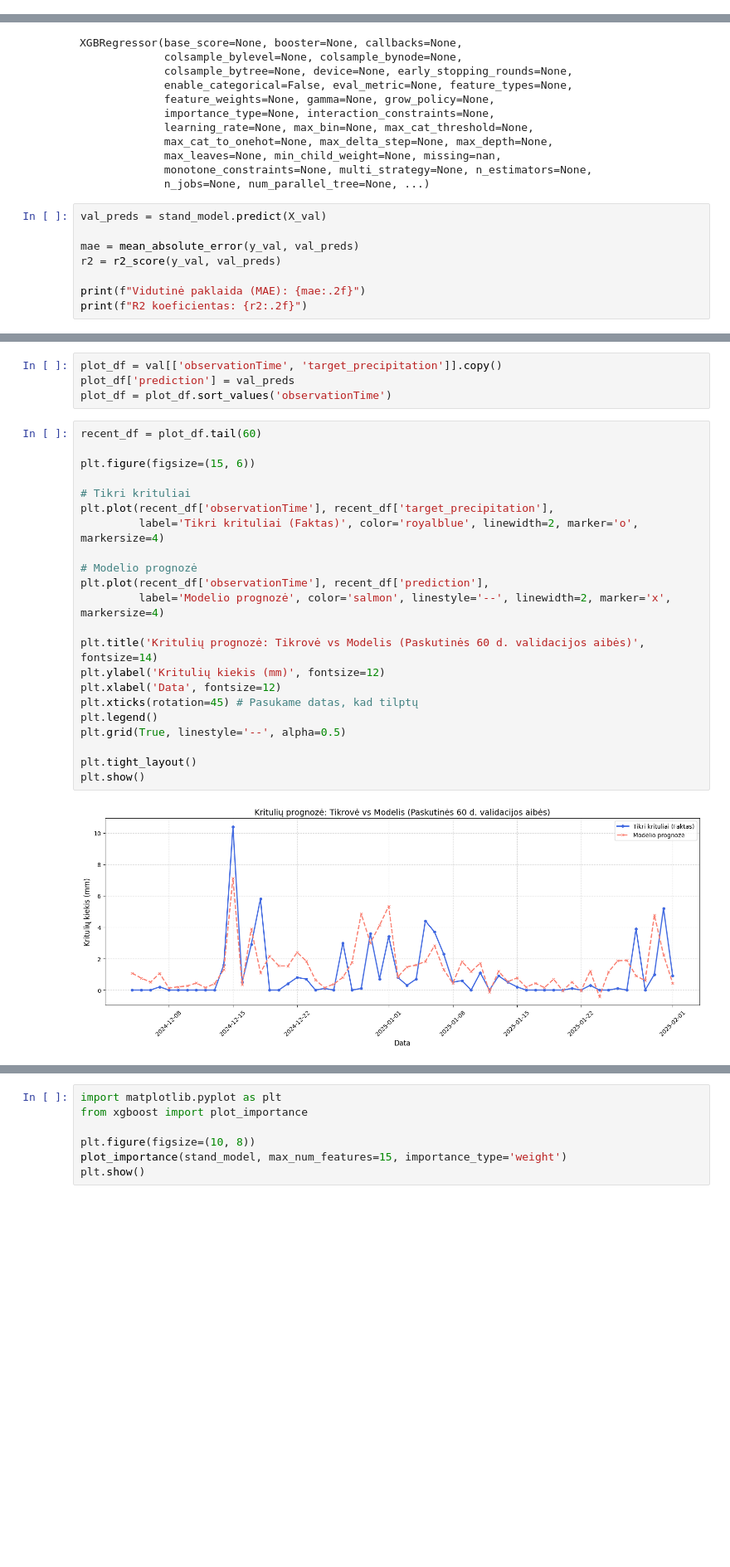
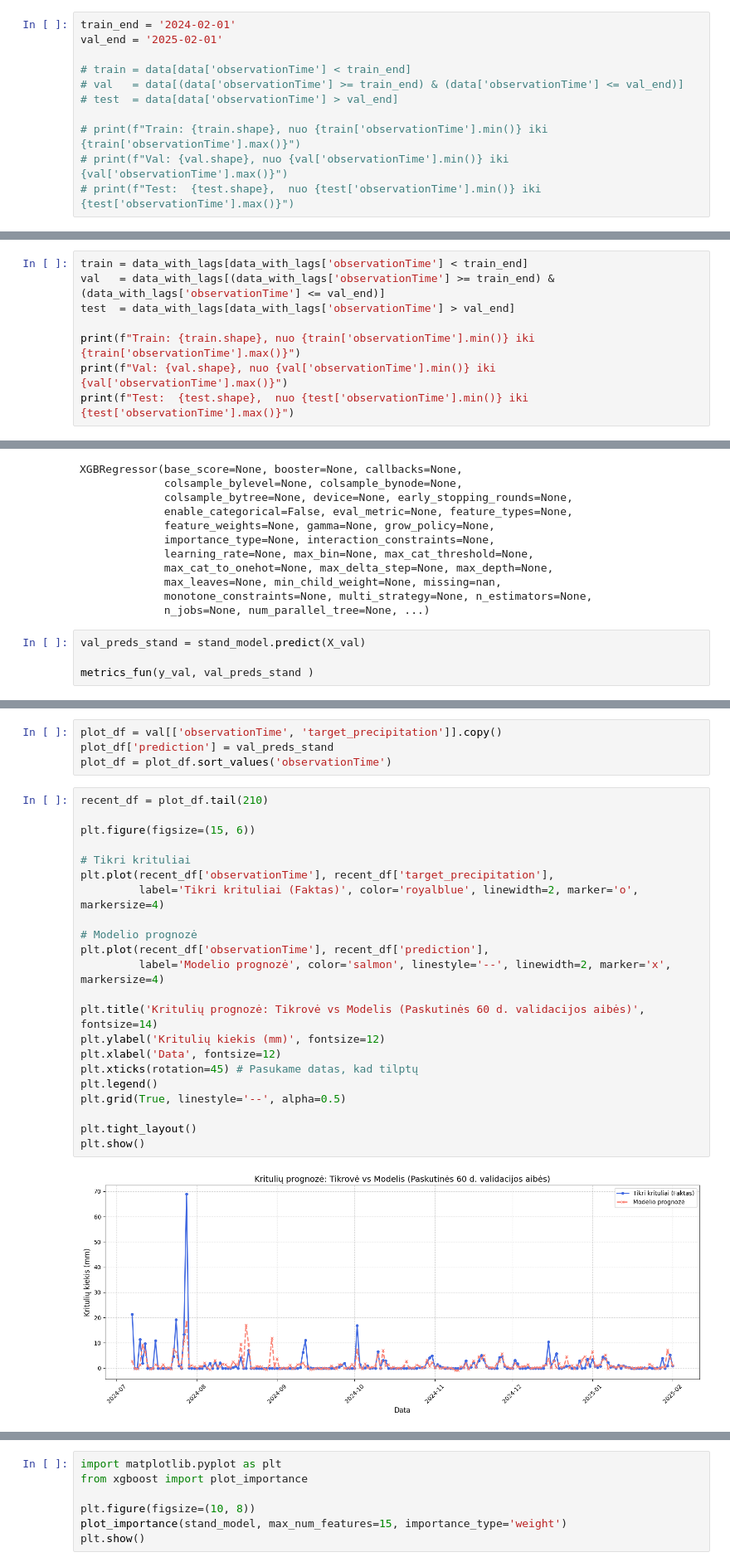
Before and after one commit to rugcer04/Duomenu_mokslo_projektas, a Jupyter notebook: code/python/Models/XGBoost.ipynb, the cells around one changed output, grey strips where cells are left out. Shown at 83% size. Saved outputs shown, nothing was run; the diff lists cells and outputs as text; blank space fills up the shorter version.

```diff
--- a/code/python/Models/XGBoost.ipynb
+++ b/code/python/Models/XGBoost.ipynb
@@ -99,0 +59,11 @@ y_test = test[target_col]
+# %%
+train_end = '2024-02-01'
+val_end = '2025-02-01'
+
+# train = data[data['observationTime'] < train_end]
+# val   = data[(data['observationTime'] >= train_end) & (data['observationTime'] <= val_end)]
+# test  = data[data['observationTime'] > val_end]
+
+# print(f"Train: {train.shape}, nuo {train['observationTime'].min()} iki {train['observationTime'].max()}")
+# print(f"Val: {val.shape}, nuo {val['observationTime'].min()} iki {val['observationTime'].max()}")
+# print(f"Test:  {test.shape},  nuo {test['observationTime'].min()} iki {test['observationTime'].max()}")
@@ -99,0 +217,8 @@ y_test = test[target_col]
+# %%
+train = data_with_lags[data_with_lags['observationTime'] < train_end]
+val   = data_with_lags[(data_with_lags['observationTime'] >= train_end) & (data_with_lags['observationTime'] <= val_end)]
+test  = data_with_lags[data_with_lags['observationTime'] > val_end]
+
+print(f"Train: {train.shape}, nuo {train['observationTime'].min()} iki {train['observationTime'].max()}")
+print(f"Val: {val.shape}, nuo {val['observationTime'].min()} iki {val['observationTime'].max()}")
+print(f"Test:  {test.shape},  nuo {test['observationTime'].min()} iki {test['observationTime'].max()}")
@@ -113,11 +322,7 @@ XGBRegressor(base_score=None, booster=None, callbacks=None,
              monotone_constraints=None, multi_strategy=None, n_estimators=None,
              n_jobs=None, num_parallel_tree=None, ...)
 # %%
-val_preds = stand_model.predict(X_val)
+val_preds_stand = stand_model.predict(X_val)
 
-mae = mean_absolute_error(y_val, val_preds)
-r2 = r2_score(y_val, val_preds)
-
-print(f"Vidutinė paklaida (MAE): {mae:.2f}")
-print(f"R2 koeficientas: {r2:.2f}")
+metrics_fun(y_val, val_preds_stand )
 # %% [output]
@@ -126,31 +333,31 @@ R2 koeficientas: 0.30
 # %%
 plot_df = val[['observationTime', 'target_precipitation']].copy()
-plot_df['prediction'] = val_preds
+plot_df['prediction'] = val_preds_stand
 plot_df = plot_df.sort_values('observationTime')
 # %%
-recent_df = plot_df.tail(60)
+recent_df = plot_df.tail(210)
 
 plt.figure(figsize=(15, 6))
 
 # Tikri krituliai
 plt.plot(recent_df['observationTime'], recent_df['target_precipitation'],
          label='Tikri krituliai (Faktas)', color='royalblue', linewidth=2, marker='o', markersize=4)
 
 # Modelio prognozė
 plt.plot(recent_df['observationTime'], recent_df['prediction'],
          label='Modelio prognozė', color='salmon', linestyle='--', linewidth=2, marker='x', markersize=4)
 
 plt.title('Kritulių prognozė: Tikrovė vs Modelis (Paskutinės 60 d. validacijos aibės)', fontsize=14)
 plt.ylabel('Kritulių kiekis (mm)', fontsize=12)
 plt.xlabel('Data', fontsize=12)
 plt.xticks(rotation=45) # Pasukame datas, kad tilptų
 plt.legend()
 plt.grid(True, linestyle='--', alpha=0.5)
 
 plt.tight_layout()
 plt.show()
 # %% [output]
-[figure, old version]
+[figure, new version]
 # %%
 plt.figure(figsize=(8, 8))
 
```
Also changed, not shown: parts of 26 cells of this notebook.
